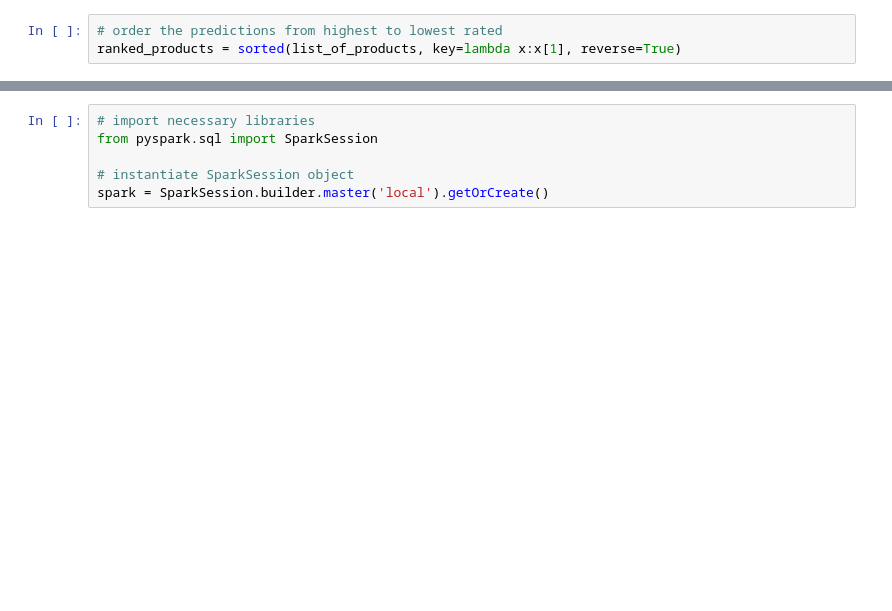
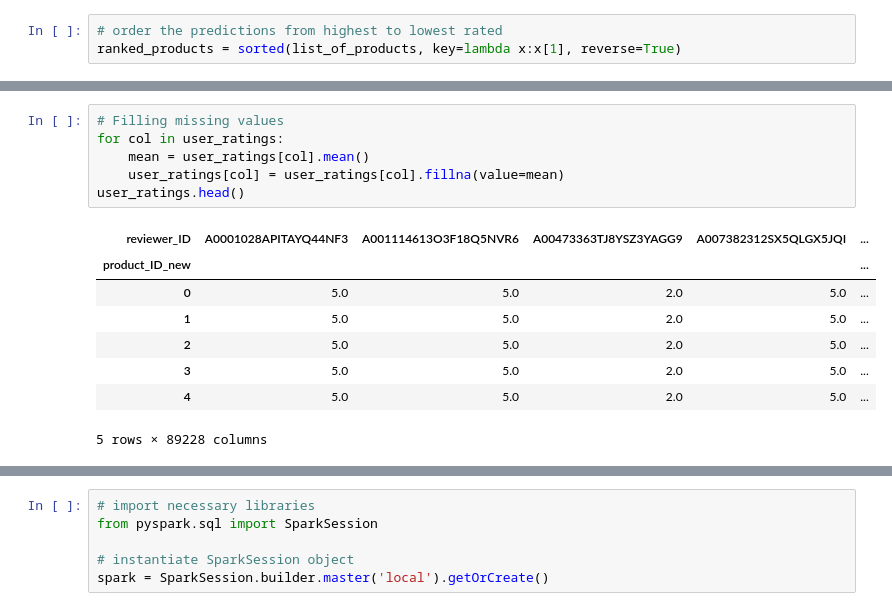
Before and after one commit to VolhaP87/Office_Supplies_Recommendation_System, a Jupyter notebook: Untitled.ipynb, the cells around one changed output, grey strips where cells are left out. Drawn from its saved outputs; the diff is of its cells as text; blank space fills up the shorter version.

```diff
--- a/Untitled.ipynb
+++ b/Untitled.ipynb
@@ -327,0 +337,15 @@ Name: title, dtype: object
+# %%
+# Filling missing values
+for col in user_ratings:
+    mean = user_ratings[col].mean()
+    user_ratings[col] = user_ratings[col].fillna(value=mean)
+user_ratings.head()
+# %% [output]
+| reviewer_ID | A0001028APITAYQ44NF3 | A001114613O3F18Q5NVR6 | A00473363TJ8YSZ3YAGG9 | A007382312SX5QLGX5JQI | ... |
+| product_ID_new |  |  |  |  | ... |
+| 0 | 5.0 | 5.0 | 2.0 | 5.0 | ... |
+| 1 | 5.0 | 5.0 | 2.0 | 5.0 | ... |
+| 2 | 5.0 | 5.0 | 2.0 | 5.0 | ... |
+| 3 | 5.0 | 5.0 | 2.0 | 5.0 | ... |
+| 4 | 5.0 | 5.0 | 2.0 | 5.0 | ... |
+5 rows × 89228 columns
```
Also changed, not shown: parts of 31 cells of this notebook.
